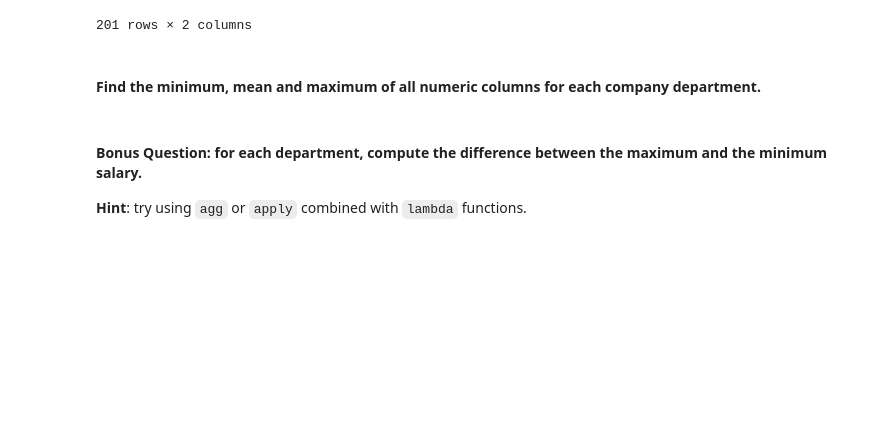
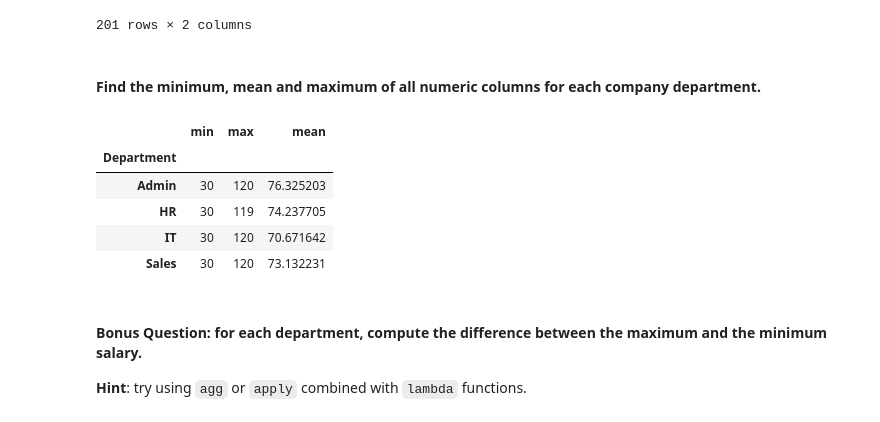
Before and after one commit to marciafof/DAFT_0116_OTALORAMarcia, a Jupyter notebook: module_2/Lab_10_Subsetting-and-Descriptive-Statistics/main.ipynb, the cells around one changed output. Cells and saved outputs as stored; diff of their text form; code cells hidden in the pictures; blank space fills up the shorter version.

```diff
--- a/module_2/Lab_10_Subsetting-and-Descriptive-Statistics/main.ipynb
+++ b/module_2/Lab_10_Subsetting-and-Descriptive-Statistics/main.ipynb
@@ -331,6 +335,14 @@ df.groupby("Name").mean()
 #### Find the minimum, mean and maximum of all numeric columns for each company department.
 # %%
 # your code here
+df.groupby("Department").agg(["min","max","mean"])["Salary"]
+# %% [output]
+|  | min | max | mean |
+| Department |  |  |  |
+| Admin | 30 | 120 | 76.325203 |
+| HR | 30 | 119 | 74.237705 |
+| IT | 30 | 120 | 70.671642 |
+| Sales | 30 | 120 | 73.132231 |
 # %% [markdown]
 #### Bonus Question:  for each department, compute the difference between the maximum and the minimum salary.
 **Hint**: try using `agg` or `apply` combined with `lambda` functions.
```
Also changed, not shown: parts of 5 cells of this notebook.
